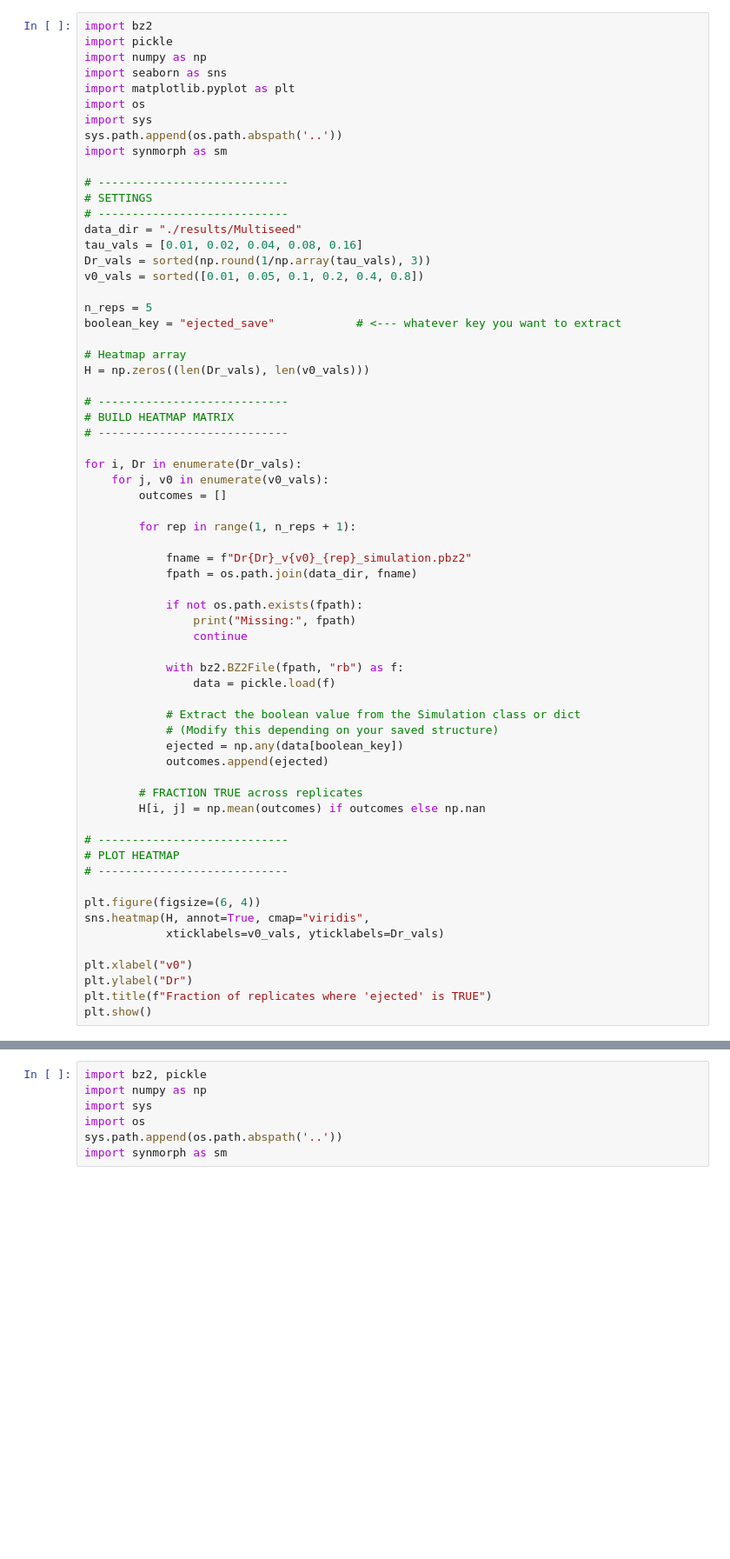
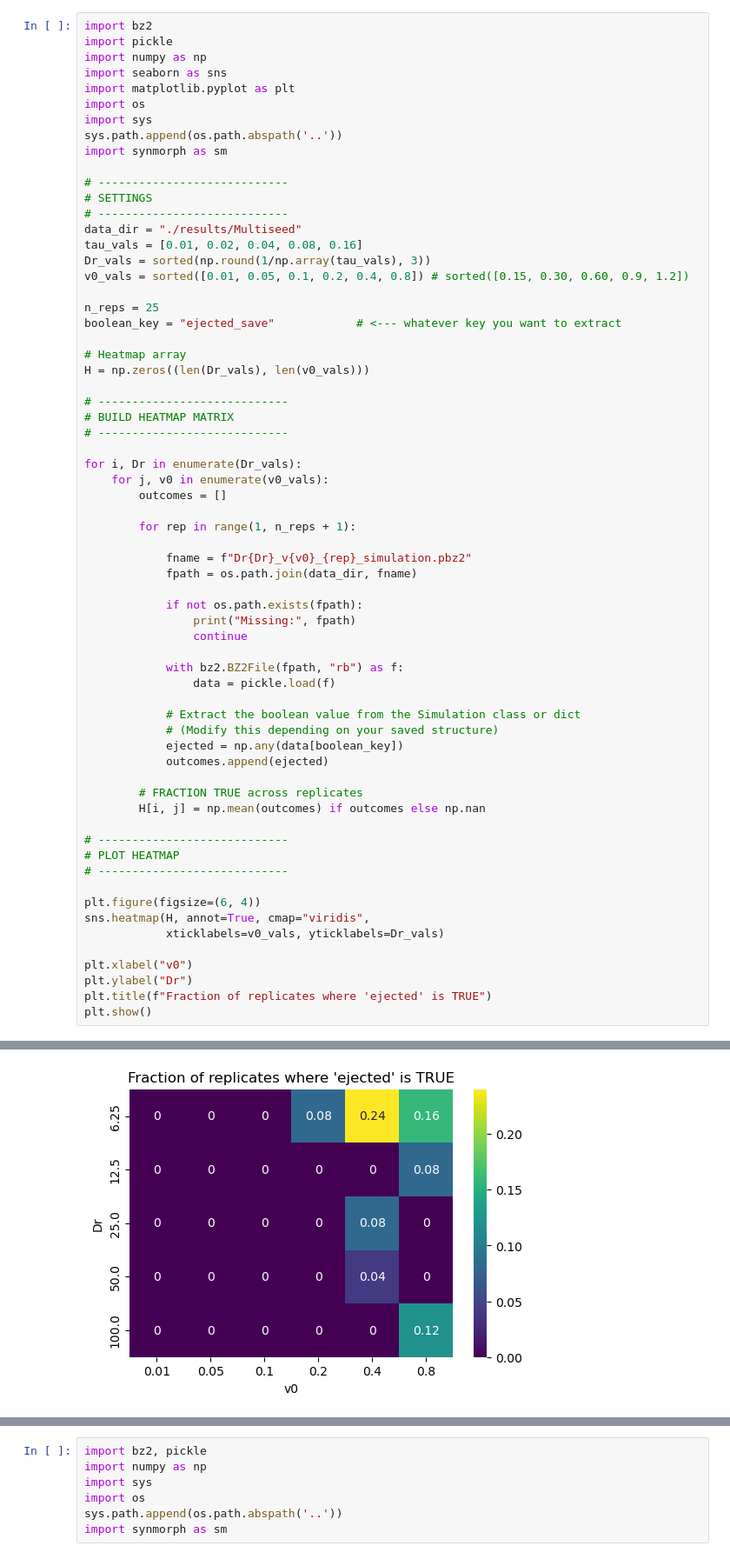
Before and after one commit to Twomac/synmorph, a Jupyter notebook: active_sweep_data.ipynb, the cells around one changed output, grey strips where cells are left out. Shown: that part at 87% size. Saved outputs shown, nothing was run; the diff lists cells and outputs as text; blank space fills up the shorter version.

```diff
--- a/active_sweep_data.ipynb
+++ b/active_sweep_data.ipynb
@@ -15,9 +15,9 @@ import synmorph as sm
 data_dir = "./results/Multiseed"
 tau_vals = [0.01, 0.02, 0.04, 0.08, 0.16]
 Dr_vals = sorted(np.round(1/np.array(tau_vals), 3))
-v0_vals = sorted([0.01, 0.05, 0.1, 0.2, 0.4, 0.8])
+v0_vals = sorted([0.01, 0.05, 0.1, 0.2, 0.4, 0.8]) # sorted([0.15, 0.30, 0.60, 0.9, 1.2])
 
-n_reps = 5
+n_reps = 25
 boolean_key = "ejected_save"            # <--- whatever key you want to extract
 
 # Heatmap array
@@ -85,3 +67,4 @@ KeyboardInterrupt:
+[figure, added]
 # %%
 data_dir = "./results/Multiseed"
 
```
Also changed, not shown: parts of 2 cells of this notebook, 8 other files.
